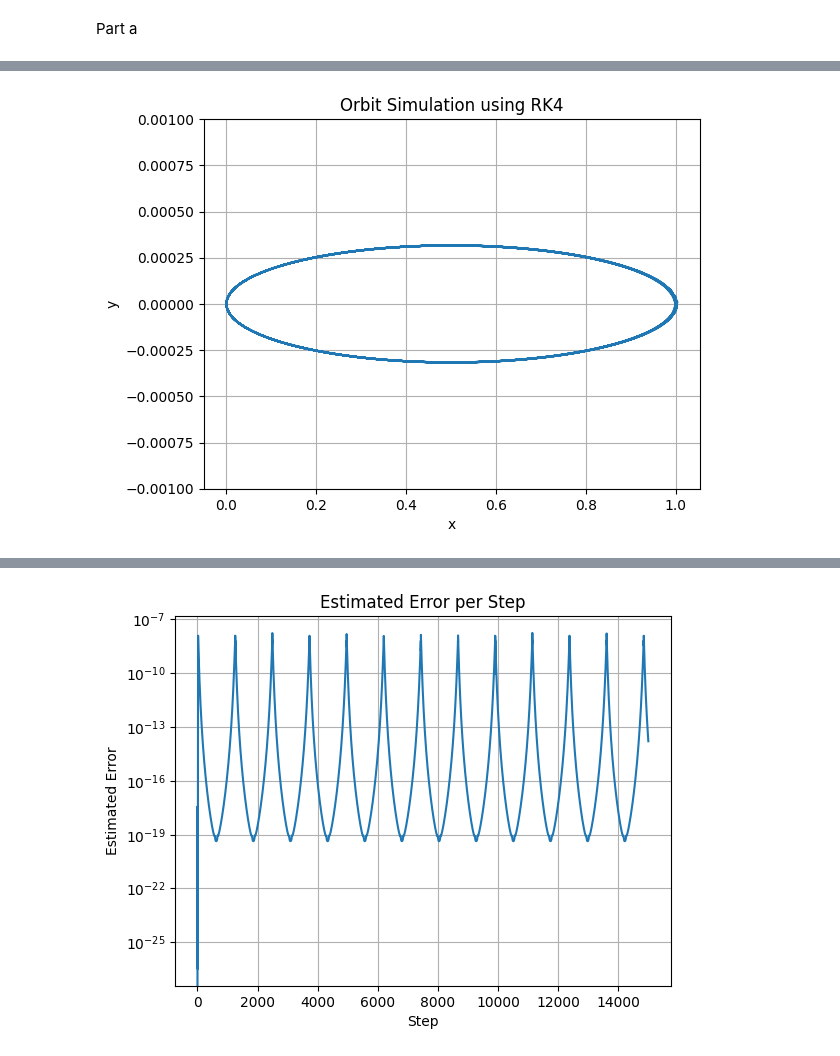
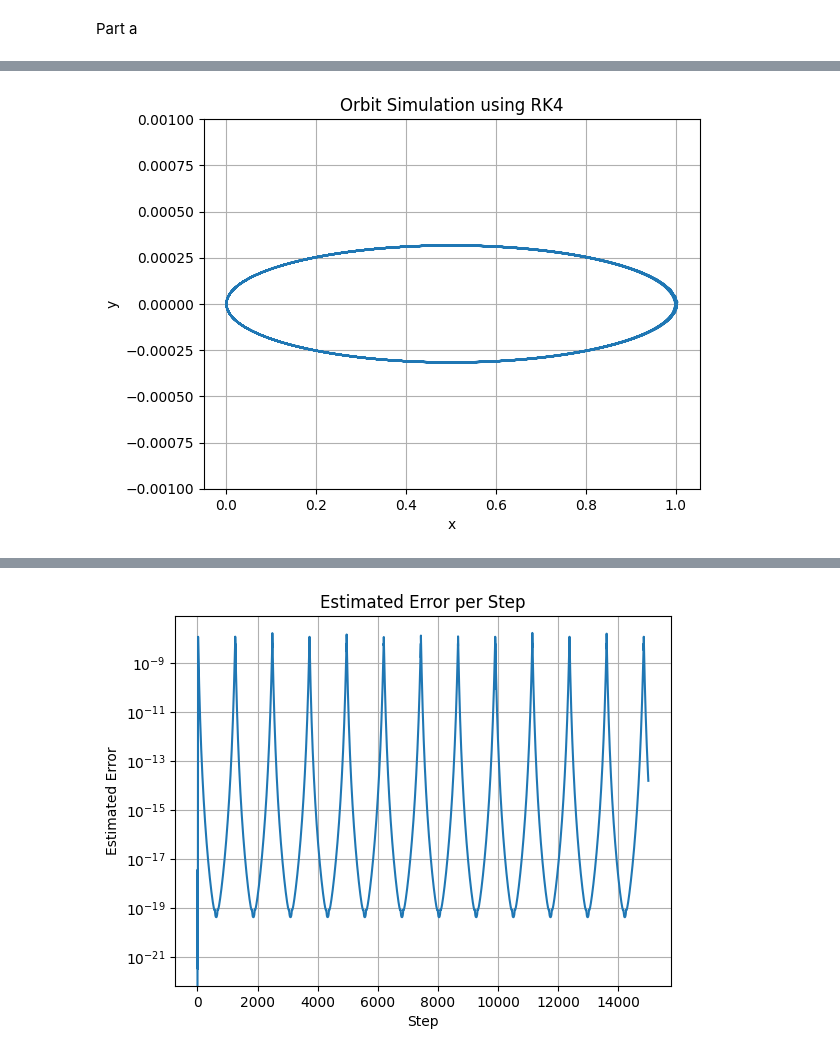
Before and after one commit to ndh3286-dev/CompPhys_HW, a Jupyter notebook: HW4/2.ipynb, the cells around one changed output, grey strips where cells are left out. Drawn from its saved outputs; the diff is of its cells as text; code cells hidden in the pictures.

```diff
--- a/HW4/2.ipynb
+++ b/HW4/2.ipynb
@@ -31,7 +31,7 @@ def rk4_step(r, v, dt, alpha_dispersion=0, A=1, B=1):
     v_next = v + (dt / 6) * (k1_v + 2 * k2_v + 2 * k3_v + k4_v)
 
     return r_next, v_next
-def simulate_orbit(r0, v0, dt, tf, tol=1e-7, alpha_dispersion=0):
+def simulate_orbit(r0, v0, dt, tf, tol=1e-7, alpha_dispersion=0, A=1, B=1):
     num_steps = int(tf / dt)
     r = np.zeros((num_steps//2, 3))
     v = np.zeros((num_steps//2, 3))
@@ -42,12 +42,12 @@ def simulate_orbit(r0, v0, dt, tf, tol=1e-7, alpha_dispersion=0):
 
     i = 1
     while i < num_steps//2:
-        r1, v1 = rk4_step(r[i-1], v[i-1], dt, alpha_dispersion)
-        r1, v1 = rk4_step(r1, v1, dt, alpha_dispersion)
-        r2, v2 = rk4_step(r[i-1], v[i-1], 2*dt, alpha_dispersion)
+        r1, v1 = rk4_step(r[i-1], v[i-1], dt, alpha_dispersion, A=A, B=B)
+        r1, v1 = rk4_step(r1, v1, dt, alpha_dispersion, A=A, B=B)
+        r2, v2 = rk4_step(r[i-1], v[i-1], 2*dt, alpha_dispersion, A=A, B=B)
         norm = np.linalg.norm(r2-r1)
-        if norm == 0:  # Add a small threshold to prevent division by zero
-            norm = 1e-25
+        if norm < 1e-20:  # Add a small threshold to prevent division by zero
+            norm = 1e-20
         rho = 30 * dt * tol / norm
         if rho >= 1:
             r[i] = r1
@@ -121 +121 @@ Step 15000, dt=1.5666361885059006e-07, Error Estimate=1.5594573649469246e-14
-[figure, old version]
+[figure, new version]
```
Also changed, not shown: parts of 6 cells of this notebook.
